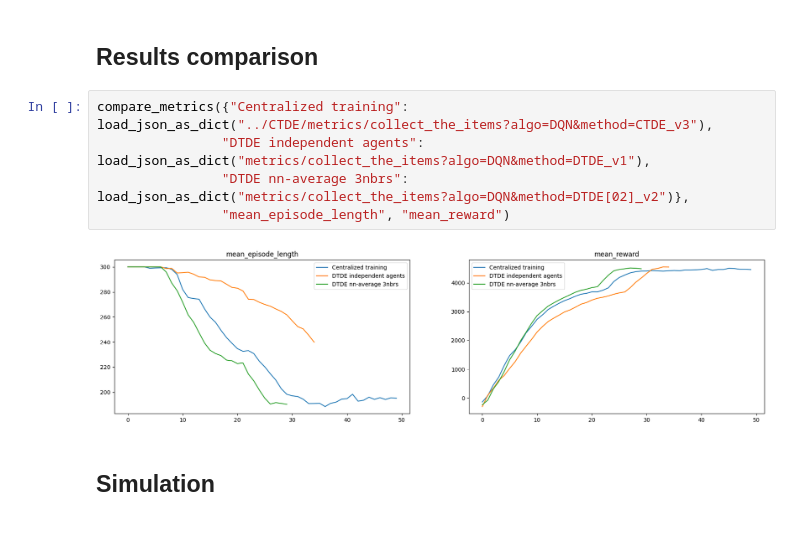
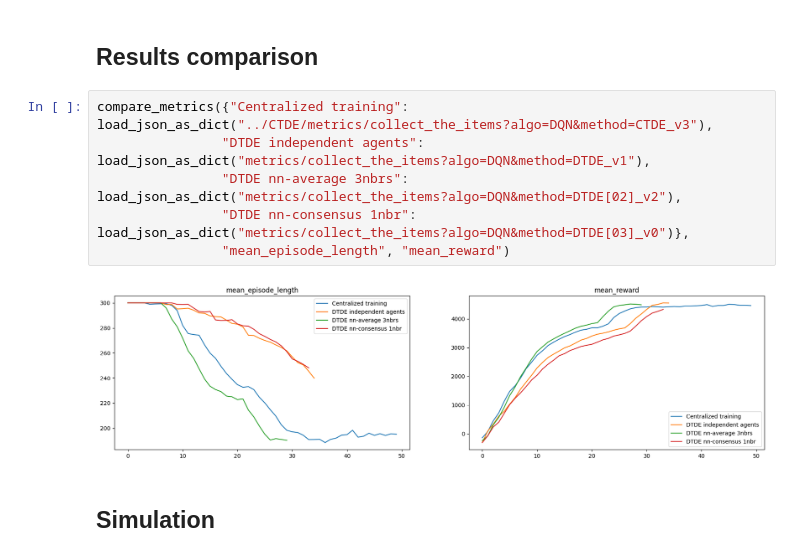
Before and after one commit to NicoloMalucelli/neighbor-based_MARL, a Jupyter notebook: DTDE/collect_the_items_v3.ipynb, the cells around one changed output. Cells and saved outputs as stored; diff of their text form.

Commit message:
NN consensus 3nbrs

```diff
--- a/DTDE/collect_the_items_v3.ipynb
+++ b/DTDE/collect_the_items_v3.ipynb
@@ -663,10 +612,11 @@ metrics = load_json_as_dict(f"metrics/{algo_name}")
 # %%
 compare_metrics({"Centralized training": load_json_as_dict("../CTDE/metrics/collect_the_items?algo=DQN&method=CTDE_v3"),
                 "DTDE independent agents": load_json_as_dict("metrics/collect_the_items?algo=DQN&method=DTDE_v1"),
-                "DTDE nn-average 3nbrs": load_json_as_dict("metrics/collect_the_items?algo=DQN&method=DTDE[02]_v2")},
+                "DTDE nn-average 3nbrs": load_json_as_dict("metrics/collect_the_items?algo=DQN&method=DTDE[02]_v2"),
+                "DTDE nn-consensus 1nbr": load_json_as_dict("metrics/collect_the_items?algo=DQN&method=DTDE[03]_v0")},
                 "mean_episode_length", "mean_reward")
 # %% [output]
-[figure, old version]
+[figure, new version]
 # %% [markdown]
 ## Simulation
 # %%
```
Also changed, not shown: parts of 7 cells of this notebook, 2 other files.
